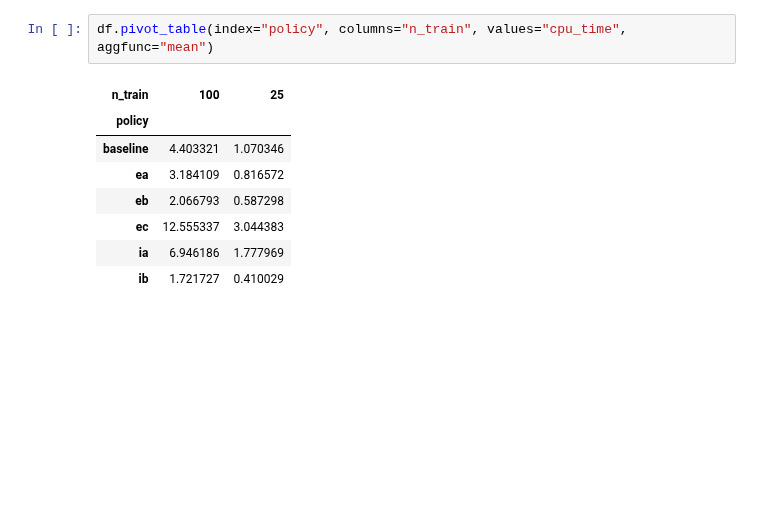
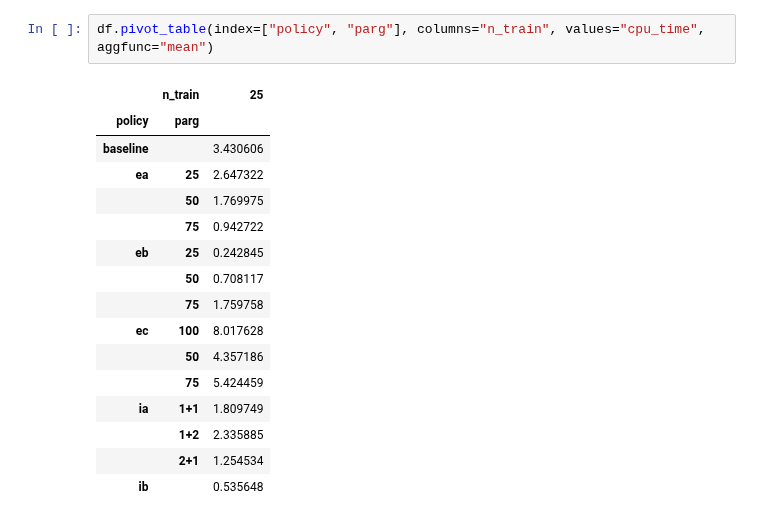
Before and after one commit to zakrzewow/raw-algorithm-portfolios, a Jupyter notebook: results.ipynb, the cells around one changed output. Drawn from its saved outputs; the diff is of its cells as text; blank space fills up the shorter version.

```diff
--- a/results.ipynb
+++ b/results.ipynb
@@ -92,12 +98,20 @@ df.pivot_table(index="policy", columns="n_train", values="cpu_time", aggfunc="co
 # %%
-df.pivot_table(index="policy", columns="n_train", values="cpu_time", aggfunc="mean")
+df.pivot_table(index=["policy", "parg"], columns="n_train", values="cpu_time", aggfunc="mean")
 # %% [output]
-| n_train | 100 | 25 |
-| policy |  |  |
-| baseline | 4.403321 | 1.070346 |
-| ea | 3.184109 | 0.816572 |
-| eb | 2.066793 | 0.587298 |
-| ec | 12.555337 | 3.044383 |
-| ia | 6.946186 | 1.777969 |
-| ib | 1.721727 | 0.410029 |
+|  | n_train | 25 |
+| policy | parg |  |
+| baseline |  | 3.430606 |
+| ea | 25 | 2.647322 |
+|  | 50 | 1.769975 |
+|  | 75 | 0.942722 |
+| eb | 25 | 0.242845 |
+|  | 50 | 0.708117 |
+|  | 75 | 1.759758 |
+| ec | 100 | 8.017628 |
+|  | 50 | 4.357186 |
+|  | 75 | 5.424459 |
+| ia | 1+1 | 1.809749 |
+|  | 1+2 | 2.335885 |
+|  | 2+1 | 1.254534 |
+| ib |  | 0.535648 |
 # %%
```
Also changed, not shown: parts of 14 cells of this notebook, 2 other files.
